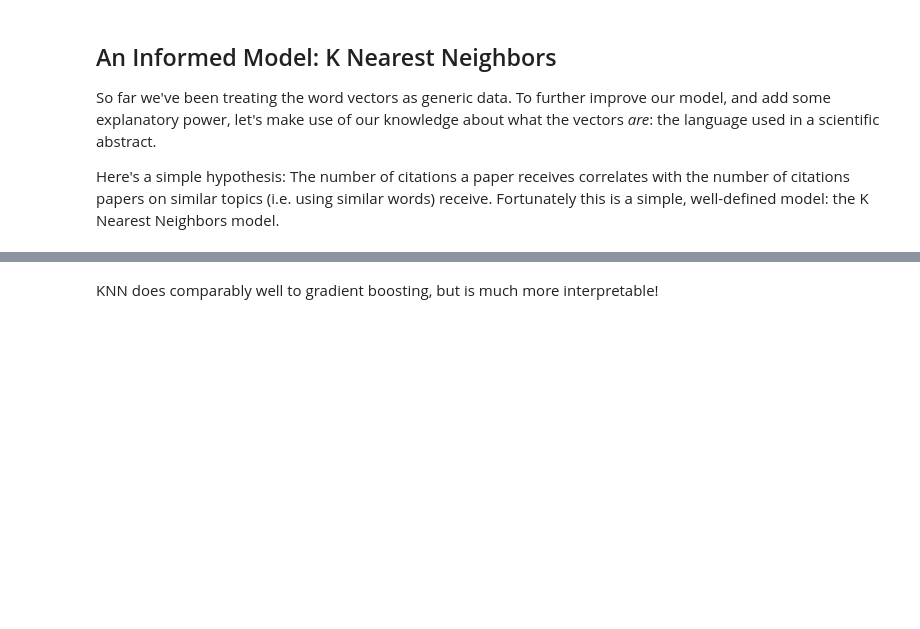
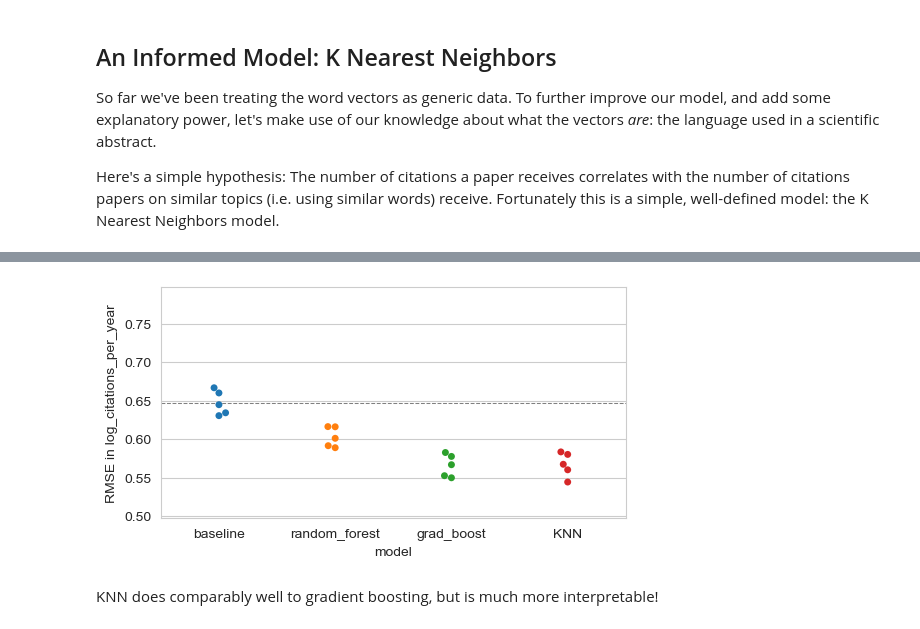
Before and after one commit to zhafen/work-sample, a Jupyter notebook: citation_prediction.ipynb, the cells around one changed output, grey strips where cells are left out. Cells and saved outputs as stored; diff of their text form; code cells hidden in the pictures; blank space fills up the shorter version.

```diff
--- a/citation_prediction.ipynb
+++ b/citation_prediction.ipynb
@@ -541,7 +633,9 @@ crossvals['KNN'] = verdict.Dict( cross_validate(
     return_estimator = True,
 ) )
 # %%
-fig = rmse_swarmplot( crossvals )
+rmse_swarmplot( crossvals )
+# %% [output]
+[figure, added]
 # %% [markdown]
 KNN does comparably well to gradient boosting, but is much more interpretable!
 # %% [markdown]
```
Also changed, not shown: parts of 69 cells of this notebook.
